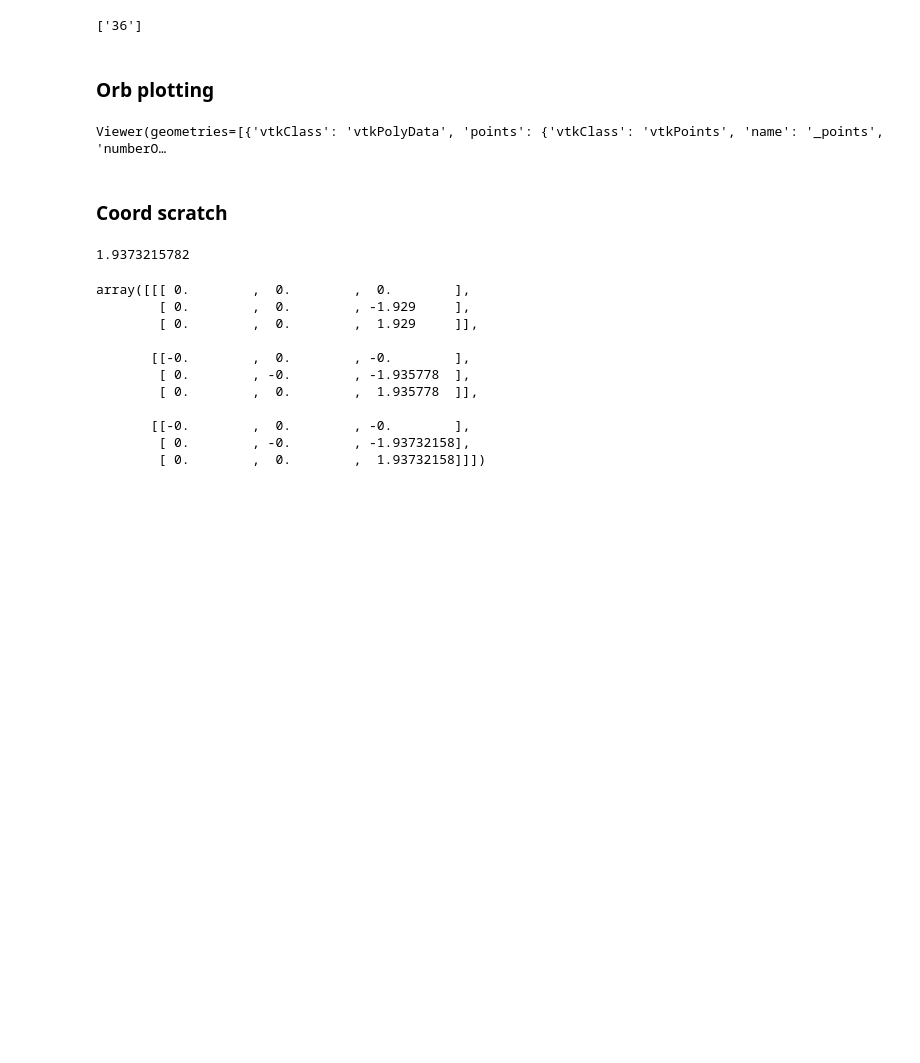
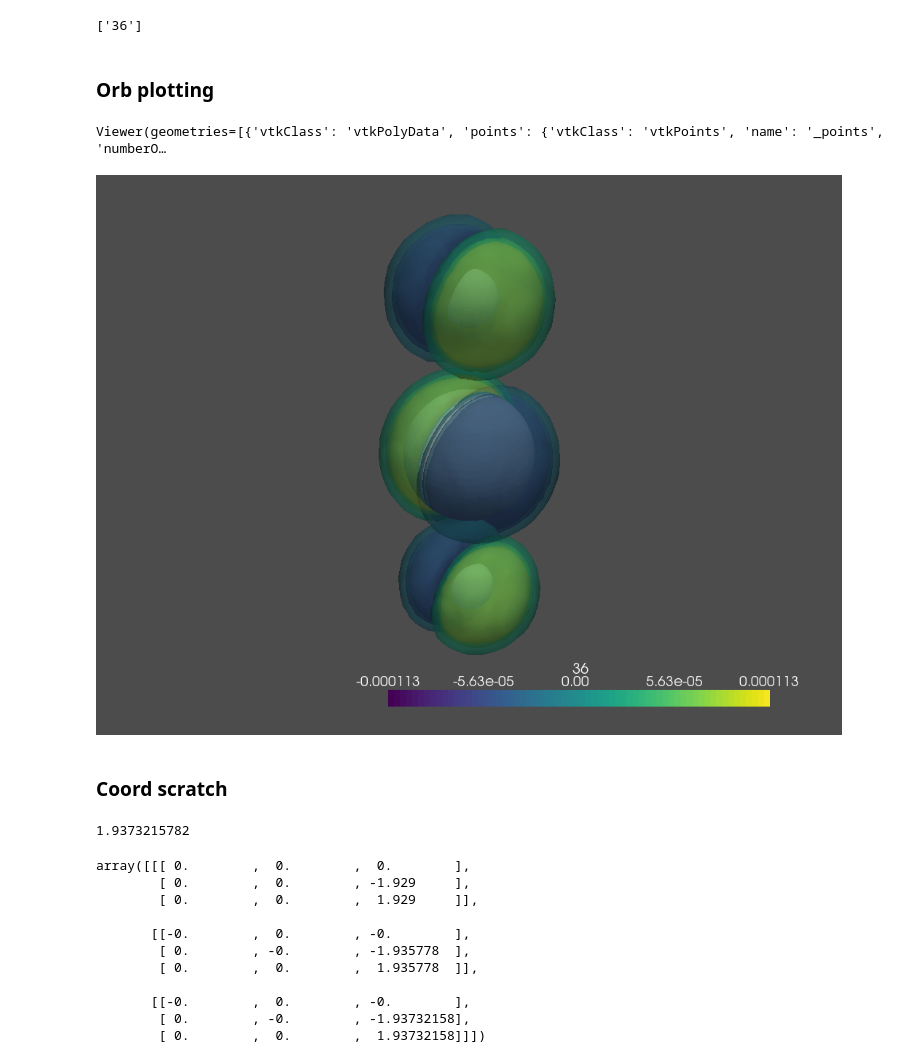
Before and after one commit to phockett/ePSproc, a Jupyter notebook: docs/doc-source/methods/ePSproc_orbPlot_tests_130520.ipynb, the cells around one changed output. Drawn from its saved outputs; the diff is of its cells as text; code cells hidden in the pictures; blank space fills up the shorter version.

Commit message:
orbPlot() HTML RTD output testing.

```diff
--- a/docs/doc-source/methods/ePSproc_orbPlot_tests_130520.ipynb
+++ b/docs/doc-source/methods/ePSproc_orbPlot_tests_130520.ipynb
@@ -181,6 +181,11 @@ mo.pl.show()
 # Inconsistent cmaps over geometries here? Way to rename and fix?
 # %% [output]
 Viewer(geometries=[{'vtkClass': 'vtkPolyData', 'points': {'vtkClass': 'vtkPoints', 'name': '_points', 'numberO…
+# %%
+# With pyVista plotter (non-interactive - better for web export?)
+mo.plotOrb(interactive=False)
+# %% [output]
+[figure, added]
 # %% [markdown]
 ### Coord scratch
 # %%
```
Also changed, not shown: parts of 1 cell of this notebook.
